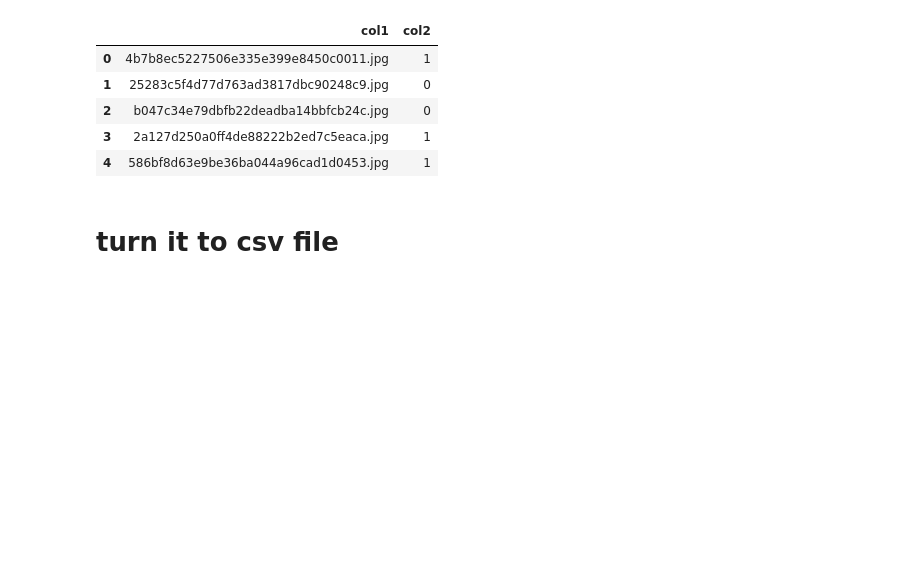
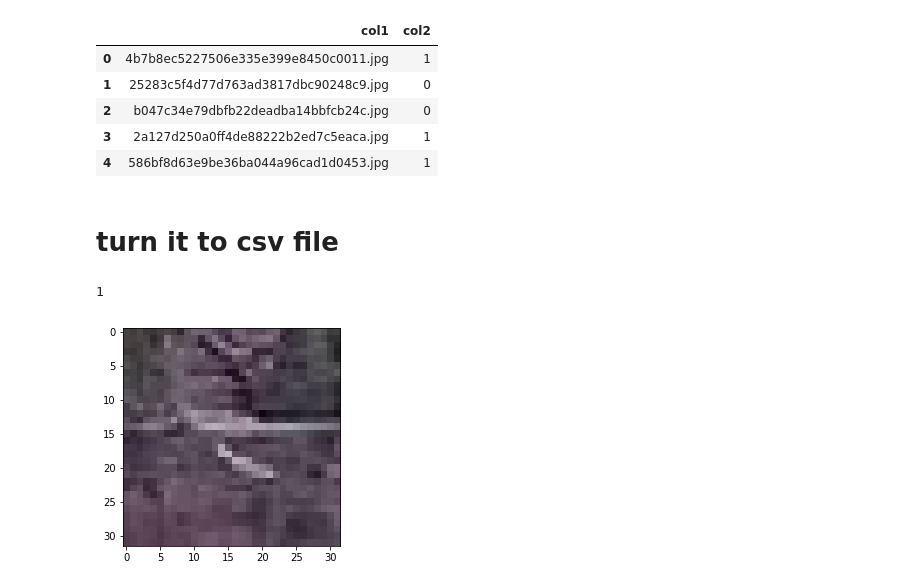
Before and after one commit to sayedmohamedscu/aerial-cactus-identification, a Jupyter notebook: aerial_cactus_identification.ipynb, the cells around one changed output. Drawn from its saved outputs; the diff is of its cells as text; code cells hidden in the pictures; blank space fills up the shorter version.

```diff
--- a/aerial_cactus_identification.ipynb
+++ b/aerial_cactus_identification.ipynb
@@ -555,9 +555,21 @@ df.head()
 | 2 | b047c34e79dbfb22deadba14bbfcb24c.jpg | 0 |
 | 3 | 2a127d250a0ff4de88222b2ed7c5eaca.jpg | 1 |
 | 4 | 586bf8d63e9be36ba044a96cad1d0453.jpg | 1 |
-# %%
-df['col2']=out3
 # %% [markdown]
 # turn it to csv file
 # %%
 df.to_csv('/content/foo1.csv')
+# %%
+df.head()
+df2=np.asarray(df)
+
+testing=df2[20,:]
+
+img_path = "/content/test/"+testing[0]
+img = image.load_img(img_path, target_size=(32, 32))
+#print(type(img))
+plt.imshow(img)
+print(testing[1])
+# %% [output]
+1
+[figure, added]
```
